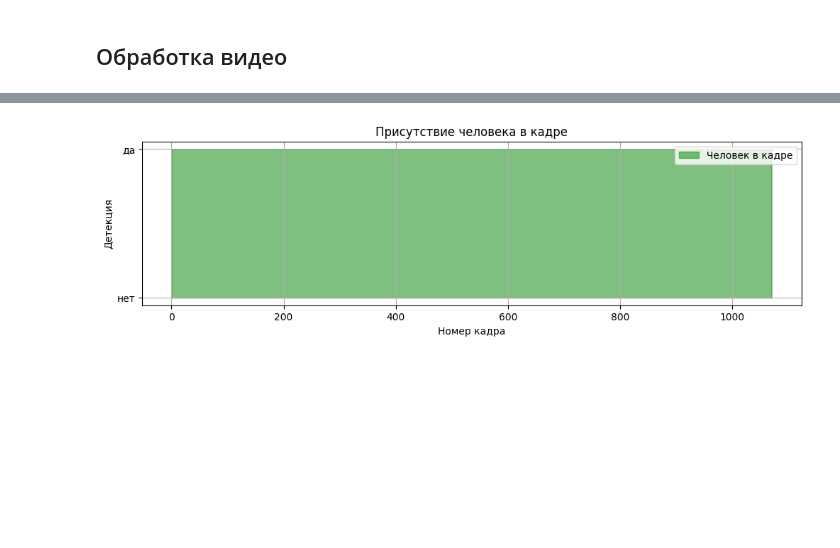
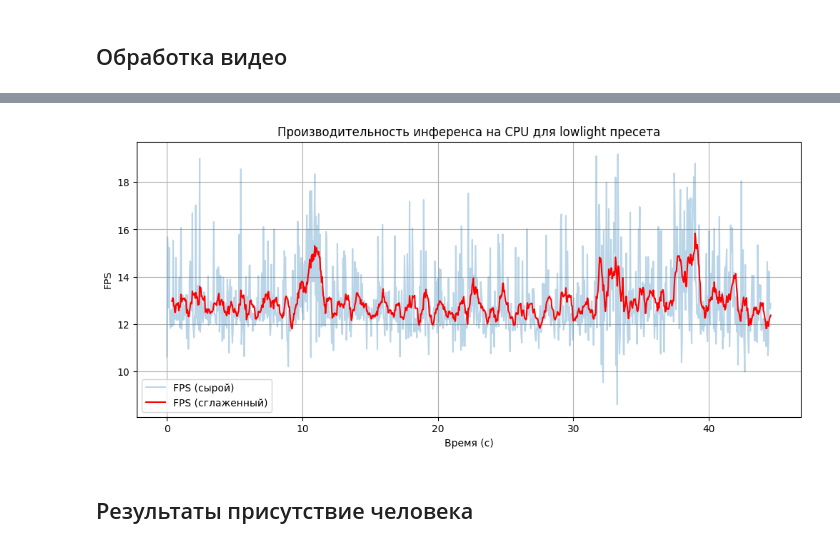
Before and after one commit to Get-My-Money/Methodology_Article, a Jupyter notebook: yolo_openvino_benchmark.ipynb, the cells around one changed output, grey strips where cells are left out. Saved outputs shown, nothing was run; the diff lists cells and outputs as text; code cells hidden in the pictures; blank space fills up the shorter version.

```diff
--- a/yolo_openvino_benchmark.ipynb
+++ b/yolo_openvino_benchmark.ipynb
@@ -167,14 +197,39 @@ plt.show()
+# %%
+average_FPS_graph(results_lowlight, "lowlight")
+# %% [output]
+[figure, added]
+# %% [markdown]
+## Результаты присутствие человека
 # %%
-plt.figure(figsize=(12,3))
-plt.fill_between(df['frame'], 0, df['person_detected'], color='green', alpha=0.5, label='Человек в кадре')
-plt.xlabel('Номер кадра')
-plt.ylabel('Детекция')
-plt.yticks([0,1], ['нет','да'])
-plt.title('Присутствие человека в кадре')
-plt.legend()
-plt.grid(True)
-plt.savefig('presence_plot_frames.png')
-plt.show()
+def show_person_presence(results, loss_series, name):
+    df = pd.DataFrame(results)
+
+    plt.figure(figsize=(12,3))
+    plt.fill_between(df['frame'], 0, df['person_detected'], color='green', alpha=0.5, label='Человек в кадре')
+    plt.xlabel('Номер кадра')
+    plt.ylabel('Детекция')
+    plt.yticks([0,1], ['нет','да'])
+    plt.title(f'Присутствие человека в кадре на видео {name}.mp4')
+    plt.legend()
+    plt.grid(True)
+    plt.savefig('presence_plot_frames.png')
+    plt.show()
+
+    if loss_series:
+        loss_series = np.array(loss_series)
+        print(f"Серий потери цели: {len(loss_series)}")
+        print(f"Средняя длина серии (кадров): {loss_series.mean():.2f}")
+        print(f"Максимальная длина серии (кадров): {loss_series.max()}")
+        print(f"Медианная длина серии (кадров): {np.median(loss_series):.2f}")
+
+        plt.figure(figsize=(10,5))
+        plt.hist(loss_series, bins=30, alpha=0.7, edgecolor='black')
+        plt.xlabel('Длительность потери (кадров)')
+        plt.ylabel('Частота')
+        plt.title('Распределение длительностей потери цели (TTL)')
+        plt.grid(True)
+        plt.savefig('ttl_hist.png')
+        plt.show()
+    else:
+        print("Потерь цели для не было.")
-# %% [output]
-[figure, removed]
 # %%
```
Also changed, not shown: parts of 12 cells of this notebook, 4 other files.
